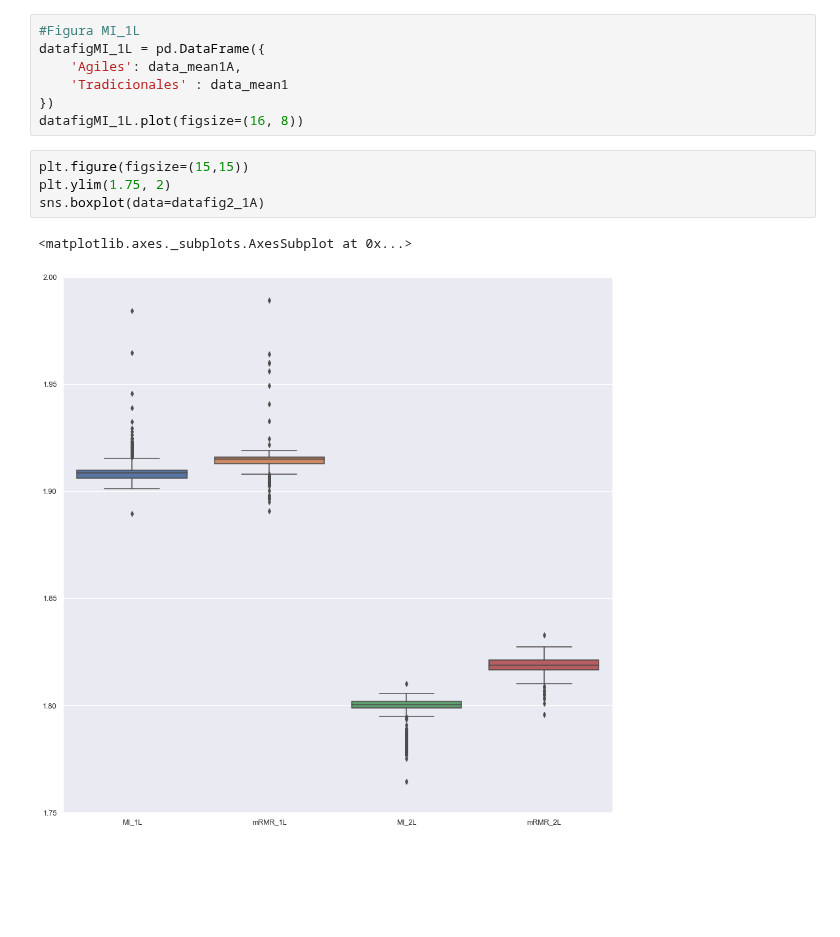
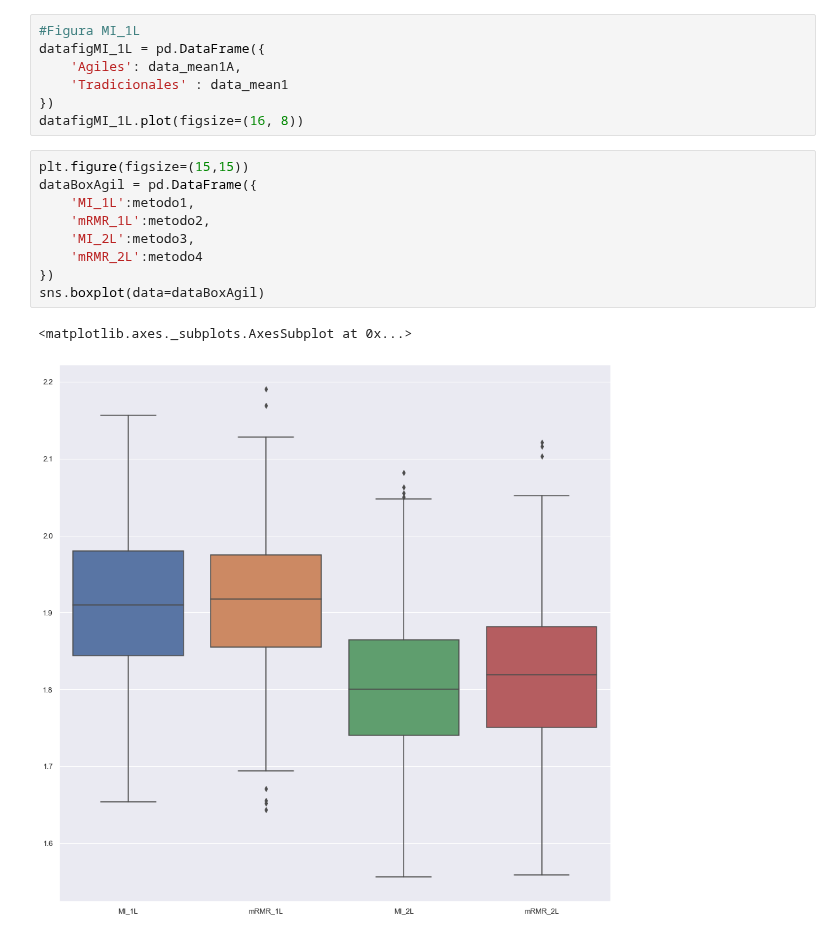
Before and after one commit to ivanajenjo/TFG, a Jupyter notebook: src/import_agile.ipynb, the cells around one changed output. Drawn from its saved outputs; the diff is of its cells as text; blank space fills up the shorter version.

```diff
--- a/src/import_agile.ipynb
+++ b/src/import_agile.ipynb
@@ -83,8 +80,13 @@ datafigMI_1L = pd.DataFrame({
 datafigMI_1L.plot(figsize=(16, 8))
 # %%
 plt.figure(figsize=(15,15))
-plt.ylim(1.75, 2)
-sns.boxplot(data=datafig2_1A)
+dataBoxAgil = pd.DataFrame({
+    'MI_1L':metodo1,
+    'mRMR_1L':metodo2,
+    'MI_2L':metodo3,
+    'mRMR_2L':metodo4
+})
+sns.boxplot(data=dataBoxAgil)
 # %% [output]
 <matplotlib.axes._subplots.AxesSubplot at 0x...>
-[figure, old version]
+[figure, new version]
```
Also changed, not shown: parts of 2 cells of this notebook.
